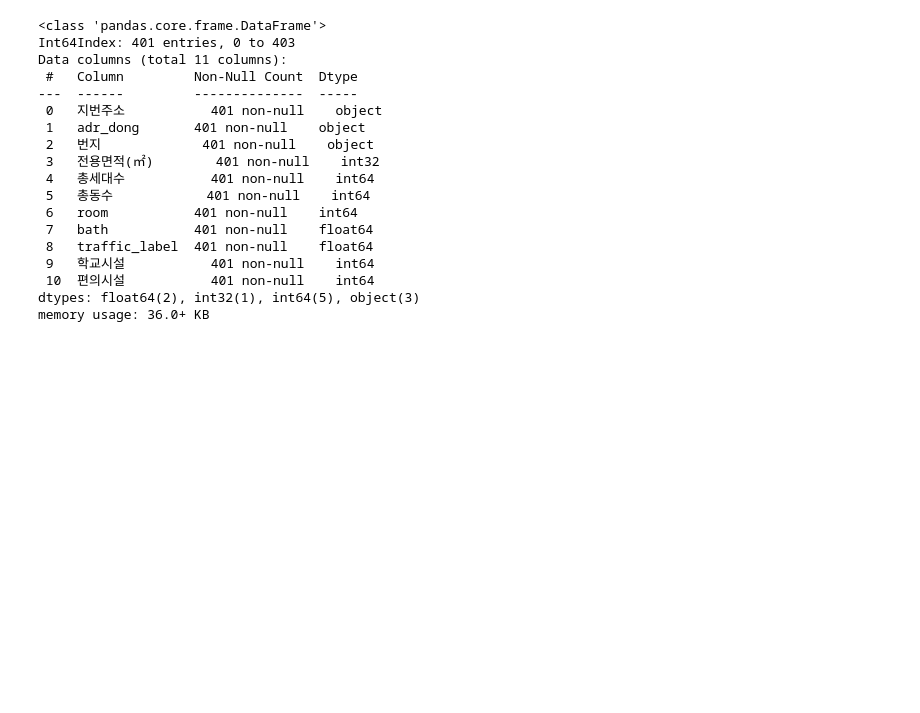
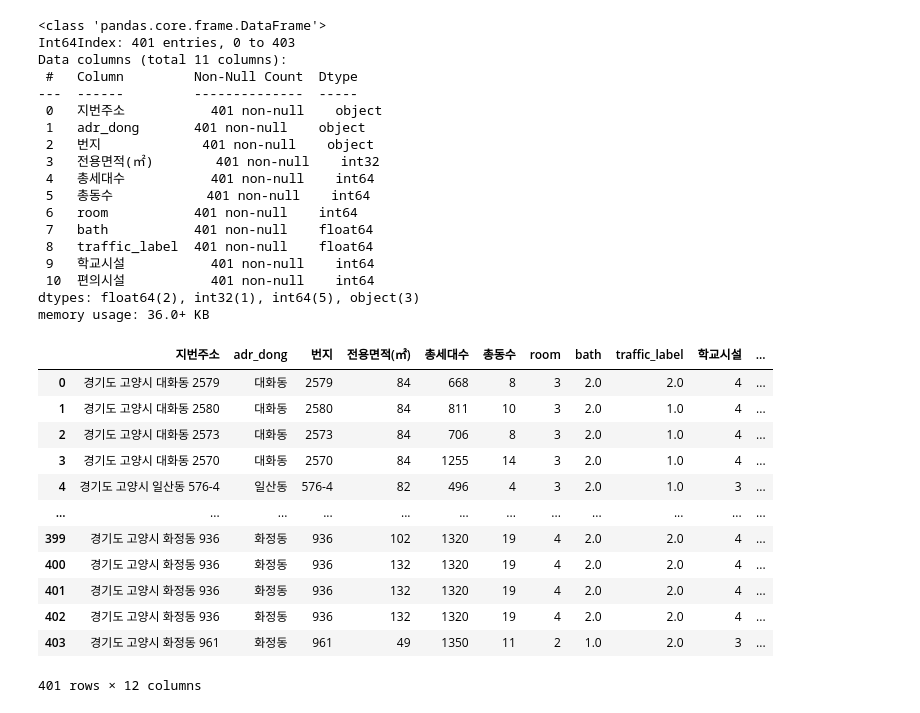
Before and after one commit to ZDRSJ/DA, a Jupyter notebook: EDA_code_file/total_merge_data_eda.ipynb, the cells around one changed output. Cells and saved outputs as stored; diff of their text form; code cells hidden in the pictures; blank space fills up the shorter version.

Commit message:
crawling_data_eda -> '면적라벨' 컬럼 추가

```diff
--- a/EDA_code_file/total_merge_data_eda.ipynb
+++ b/EDA_code_file/total_merge_data_eda.ipynb
@@ -322,0 +338,35 @@ if df_crawling_data['']
+# %%
+'''
+전용면적 (면적별로 분류하여 level별 라벨 인코딩
+    - 60m2 이하 : 1
+    - 60m2 ~ 83m2 : 2
+    - 84m2 이상 : 3
+'''
+
+# 함수 만들기
+def label(x):
+    if x < 60:
+        return 1
+    elif (x >= 60) & (x < 84):
+        return 2
+    else:
+        return 3
+
+
+df_crawling_data['면적라벨'] = df_crawling_data['전용면적(㎡)'].apply(label)
+
+df_crawling_data
+# %% [output]
+|  | 지번주소 | adr_dong | 번지 | 전용면적(㎡) | 총세대수 | 총동수 | room | bath | traffic_label | 학교시설 | ... |
+| 0 | 경기도 고양시 대화동 2579 | 대화동 | 2579 | 84 | 668 | 8 | 3 | 2.0 | 2.0 | 4 | ... |
+| 1 | 경기도 고양시 대화동 2580 | 대화동 | 2580 | 84 | 811 | 10 | 3 | 2.0 | 1.0 | 4 | ... |
+| 2 | 경기도 고양시 대화동 2573 | 대화동 | 2573 | 84 | 706 | 8 | 3 | 2.0 | 1.0 | 4 | ... |
+| 3 | 경기도 고양시 대화동 2570 | 대화동 | 2570 | 84 | 1255 | 14 | 3 | 2.0 | 1.0 | 4 | ... |
+| 4 | 경기도 고양시 일산동 576-4 | 일산동 | 576-4 | 82 | 496 | 4 | 3 | 2.0 | 1.0 | 3 | ... |
+| ... | ... | ... | ... | ... | ... | ... | ... | ... | ... | ... | ... |
+| 399 | 경기도 고양시 화정동 936 | 화정동 | 936 | 102 | 1320 | 19 | 4 | 2.0 | 2.0 | 4 | ... |
+| 400 | 경기도 고양시 화정동 936 | 화정동 | 936 | 132 | 1320 | 19 | 4 | 2.0 | 2.0 | 4 | ... |
+| 401 | 경기도 고양시 화정동 936 | 화정동 | 936 | 132 | 1320 | 19 | 4 | 2.0 | 2.0 | 4 | ... |
+| 402 | 경기도 고양시 화정동 936 | 화정동 | 936 | 132 | 1320 | 19 | 4 | 2.0 | 2.0 | 4 | ... |
+| 403 | 경기도 고양시 화정동 961 | 화정동 | 961 | 49 | 1350 | 11 | 2 | 1.0 | 2.0 | 3 | ... |
+401 rows × 12 columns
```
Also changed, not shown: parts of 4 cells of this notebook.
